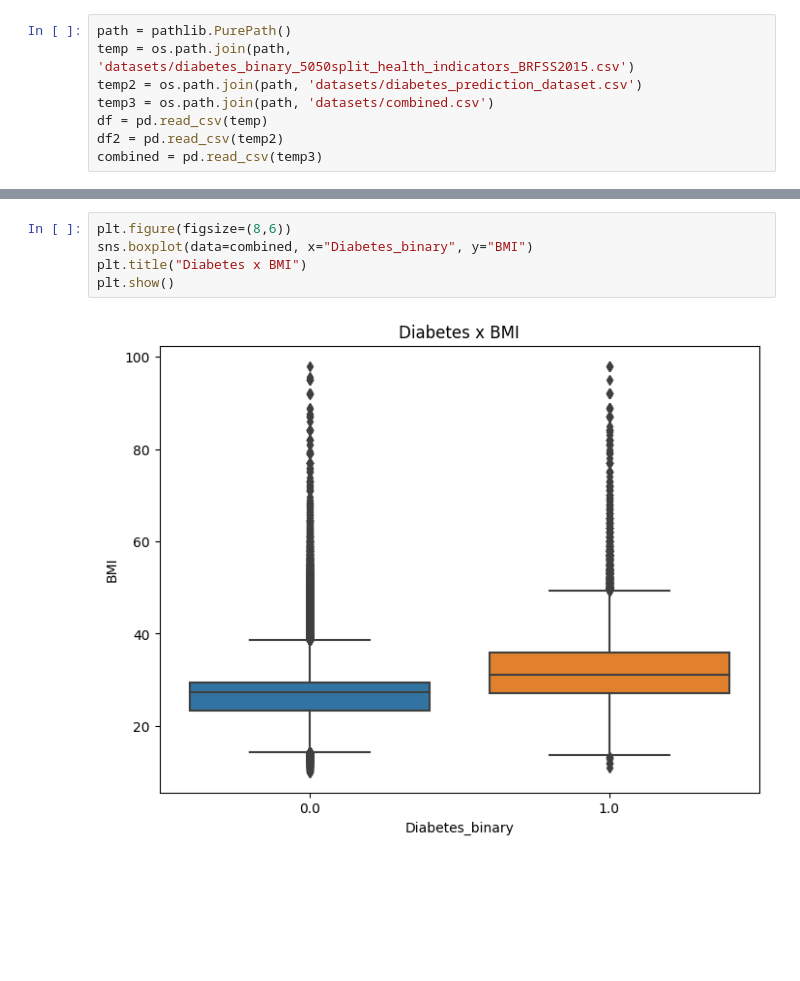
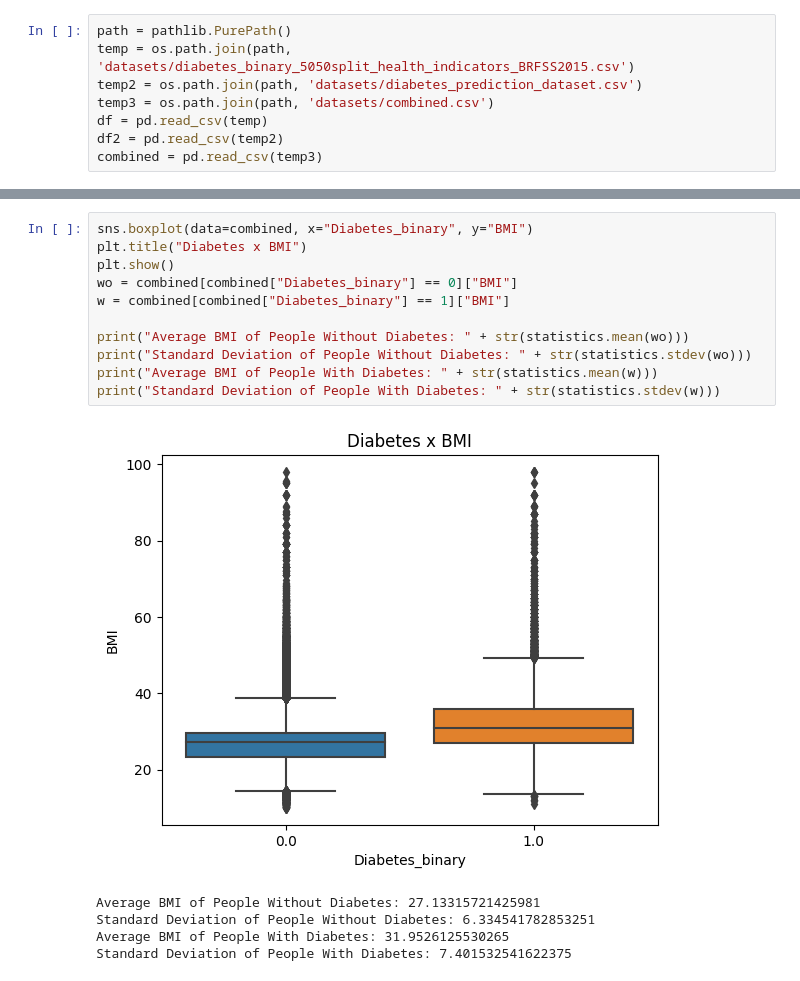
Before and after one commit to Gary-ChenJL/4440_proj, a Jupyter notebook: proj.ipynb, the cells around one changed output, grey strips where cells are left out. Saved outputs shown, nothing was run; the diff lists cells and outputs as text; blank space fills up the shorter version.

```diff
--- a/proj.ipynb
+++ b/proj.ipynb
@@ -36,7 +37,17 @@ plt.show()
-# %%
-plt.figure(figsize=(8,6))
-sns.boxplot(data=combined, x="Diabetes_binary", y="BMI")
-plt.title("Diabetes x BMI")
-plt.show()
-# %% [output]
-[figure, removed]
+# %%
+sns.boxplot(data=combined, x="Diabetes_binary", y="BMI")
+plt.title("Diabetes x BMI")
+plt.show()
+wo = combined[combined["Diabetes_binary"] == 0]["BMI"]
+w = combined[combined["Diabetes_binary"] == 1]["BMI"]
+
+print("Average BMI of People Without Diabetes: " + str(statistics.mean(wo)))
+print("Standard Deviation of People Without Diabetes: " + str(statistics.stdev(wo)))
+print("Average BMI of People With Diabetes: " + str(statistics.mean(w)))
+print("Standard Deviation of People With Diabetes: " + str(statistics.stdev(w)))
+# %% [output]
+[figure, added]
+Average BMI of People Without Diabetes: 27.13315721425981
+Standard Deviation of People Without Diabetes: 6.334541782853251
+Average BMI of People With Diabetes: 31.9526125530265
+Standard Deviation of People With Diabetes: 7.401532541622375
```
Also changed, not shown: parts of 4 cells of this notebook.
